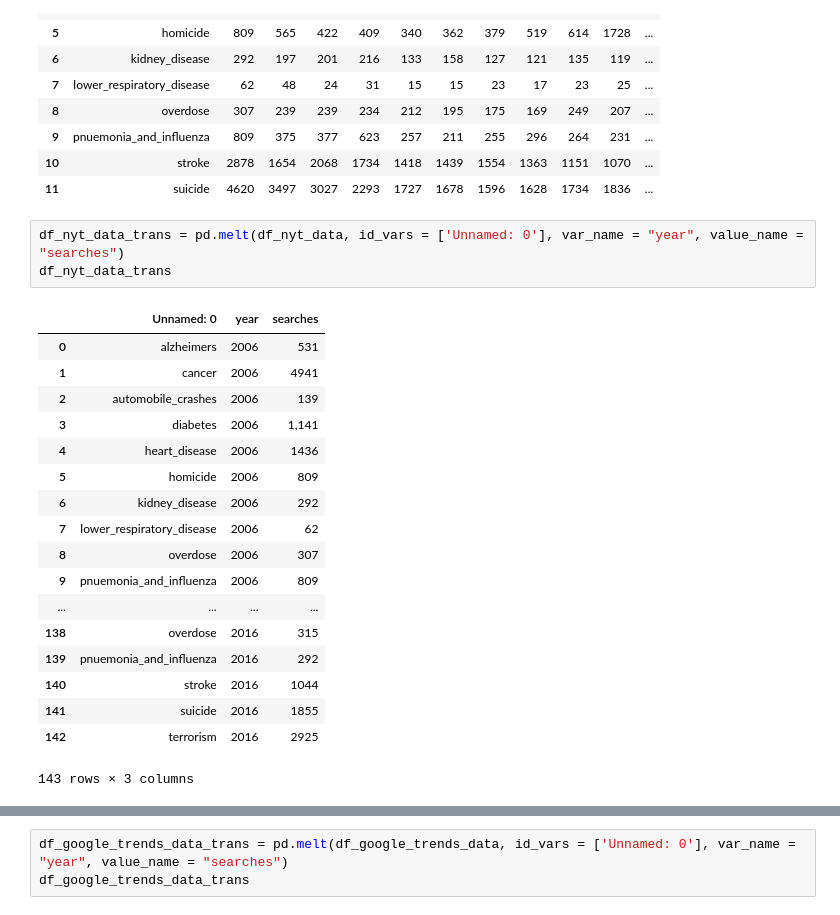
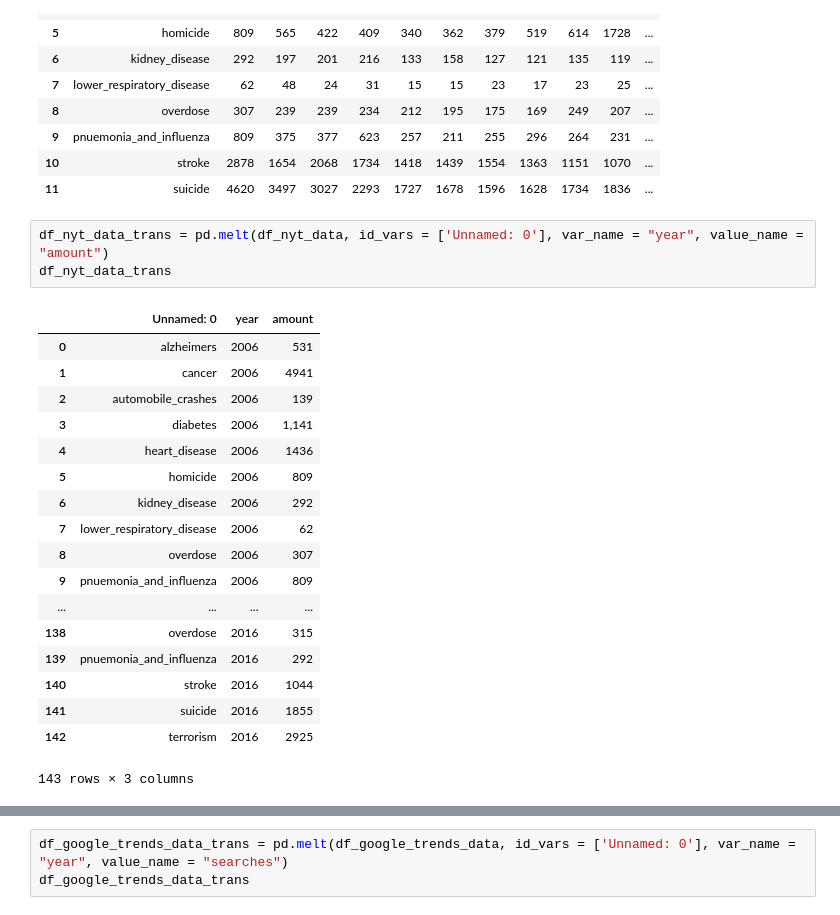
Before and after one commit to CalebChronowski/Data-Bootcamp-Project-1-Group-C, a Jupyter notebook: Untitled.ipynb, the cells around one changed output, grey strips where cells are left out. Saved outputs shown, nothing was run; the diff lists cells and outputs as text.

```diff
--- a/Untitled.ipynb
+++ b/Untitled.ipynb
@@ -65,10 +95,10 @@ nyt_data.head(12)
 | 10 | stroke | 2878 | 1654 | 2068 | 1734 | 1418 | 1439 | 1554 | 1363 | 1151 | 1070 | ... |
 | 11 | suicide | 4620 | 3497 | 3027 | 2293 | 1727 | 1678 | 1596 | 1628 | 1734 | 1836 | ... |
 # %%
-df_nyt_data_trans = pd.melt(df_nyt_data, id_vars = ['Unnamed: 0'], var_name = "year", value_name = "searches")
+df_nyt_data_trans = pd.melt(df_nyt_data, id_vars = ['Unnamed: 0'], var_name = "year", value_name = "amount")
 df_nyt_data_trans
 # %% [output]
-|  | Unnamed: 0 | year | searches |
+|  | Unnamed: 0 | year | amount |
 | 0 | alzheimers | 2006 | 531 |
 | 1 | cancer | 2006 | 4941 |
 | 2 | automobile_crashes | 2006 | 139 |
```
Also changed, not shown: parts of 8 cells of this notebook.
